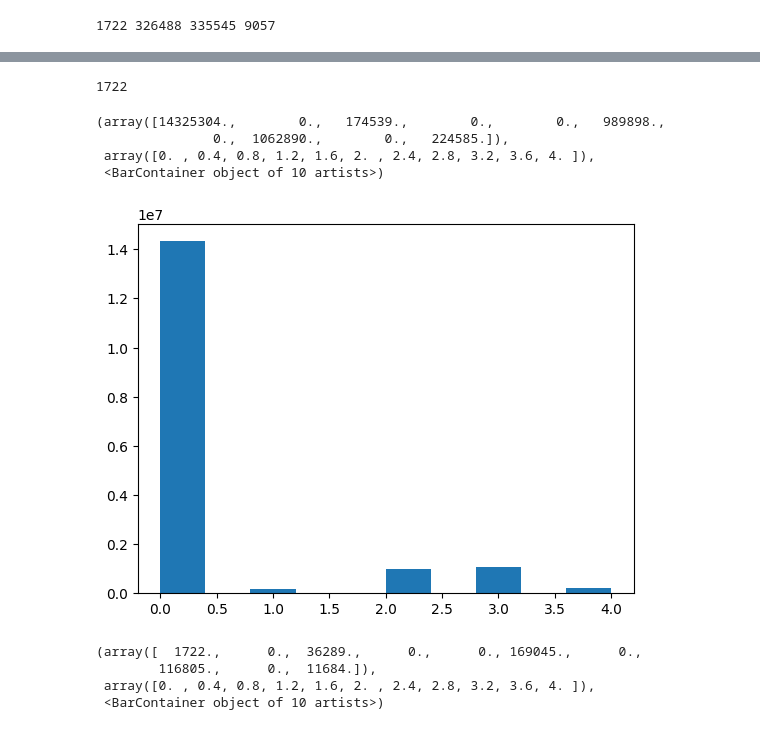
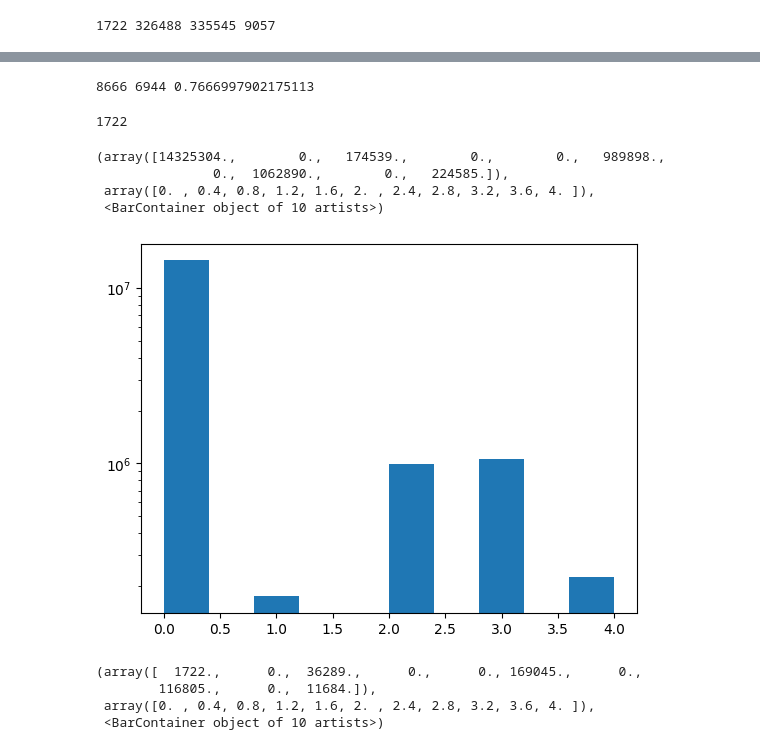
Before and after one commit to lgoldbach/rna_folding, a Jupyter notebook: analysis/evaluate_rna_folding.ipynb, the cells around one changed output, grey strips where cells are left out. Saved outputs shown, nothing was run; the diff lists cells and outputs as text; code cells hidden in the pictures.

```diff
--- a/analysis/evaluate_rna_folding.ipynb
+++ b/analysis/evaluate_rna_folding.ipynb
@@ -48,3 +48,11 @@ for seq, score in f1_scores_avg.items():
 print(both_unfold_count, ref_unfold_count, len(gp_map), len(gp_map)-ref_unfold_count)
 # %% [output]
 1722 326488 335545 9057
+# %%
+unfolded_f1_score_over_zero = []
+for seq in unfolded_gts:
+    if f1_scores_avg[seq] > 0:
+        unfolded_f1_score_over_zero.append(seq)
+print(len(unfolded_f1_score_over_zero))
+
+# all unfolded have F1 score of zero
@@ -50,0 +61,25 @@ print(both_unfold_count, ref_unfold_count, len(gp_map), len(gp_map)-ref_unfold_c
+# %%
+q_uf_r_uf = 0
+q_f_r_uf = 0
+q_f_r_f = 0
+q_uf_r_f = 0
+
+f1_scores_by_folding = [[[], []],[[], []]]
+
+for seq in f1_scores_avg:
+    if gp_map[seq][0] == unfolded:
+        if ref_dict[seq] == unfolded:
+            f1_scores_by_folding[0][0].append(f1_scores[seq])
+            q_uf_r_uf += 1
+        else:
+            f1_scores_by_folding[1][0].append(f1_scores[seq])
+            q_uf_r_f += 1
+    else:
+        if ref_dict[seq] == unfolded:
+            f1_scores_by_folding[0][1].append(f1_scores[seq])
+            q_f_r_uf += 1
+        else:
+            f1_scores_by_folding[1][1].append(f1_scores[seq])
+            q_f_r_f += 1
+
+folding_matches = np.array([[q_uf_r_uf, q_f_r_uf],[q_uf_r_f, q_f_r_f]])
@@ -51,3 +134,13 @@ print(both_unfold_count, ref_unfold_count, len(gp_map), len(gp_map)-ref_unfold_c
+# %%
+perf_matches = 0
+for seq in gp_map:
+    for db in gp_map[seq]:
+        if db == ref_dict[seq]:
+            perf_matches += 1
+            continue
+print(perf_matches, perf_matches-folding_matches[0, 0], (perf_matches-folding_matches[0, 0])/folding_matches[1, 1])
+# %% [output]
+8666 6944 0.7666997902175113
 # %%
 count = 0
 for i in gp_map.values():
@@ -59,21 +152,22 @@ print(count)
 # %%
 ## REF bp histogram
 
 def count_bp(seq):
     bp_count = 0
     for i in seq:
         if i == "(":
             bp_count += 1
     return bp_count
 
 ref_bp_counts = [count_bp(db) for db in ref_dict.values()]
+plt.yscale('log')
 plt.hist(ref_bp_counts)
 # %% [output]
 (array([14325304.,        0.,   174539.,        0.,        0.,   989898.,
                0.,  1062890.,        0.,   224585.]),
  array([0. , 0.4, 0.8, 1.2, 1.6, 2. , 2.4, 2.8, 3.2, 3.6, 4. ]),
  <BarContainer object of 10 artists>)
-[figure, old version]
+[figure, new version]
 # %%
 # dont need to take average because suboptimal range is 0 so all have same number of bp
 pred_bp_counts = [count_bp(db_list[0]) for db_list in gp_map.values()]
```
Also changed, not shown: parts of 8 cells of this notebook, 7 other files.
